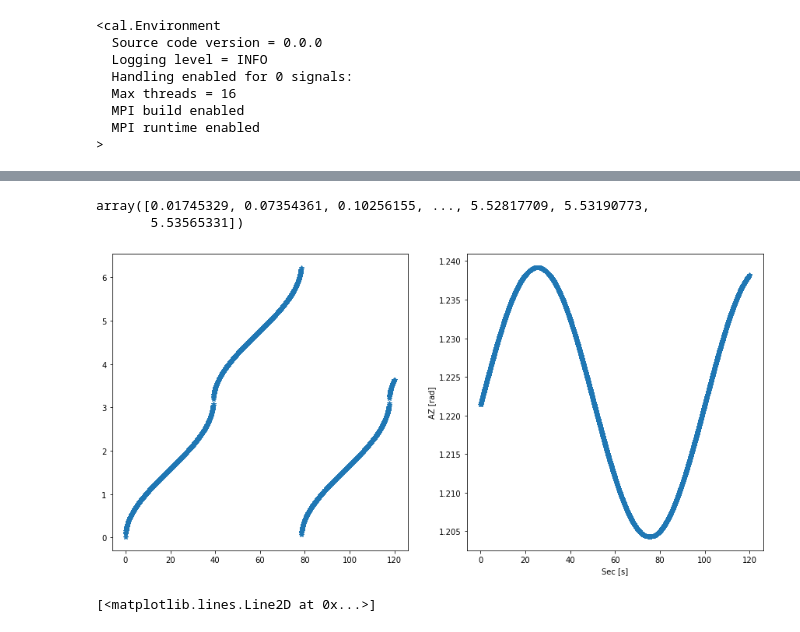
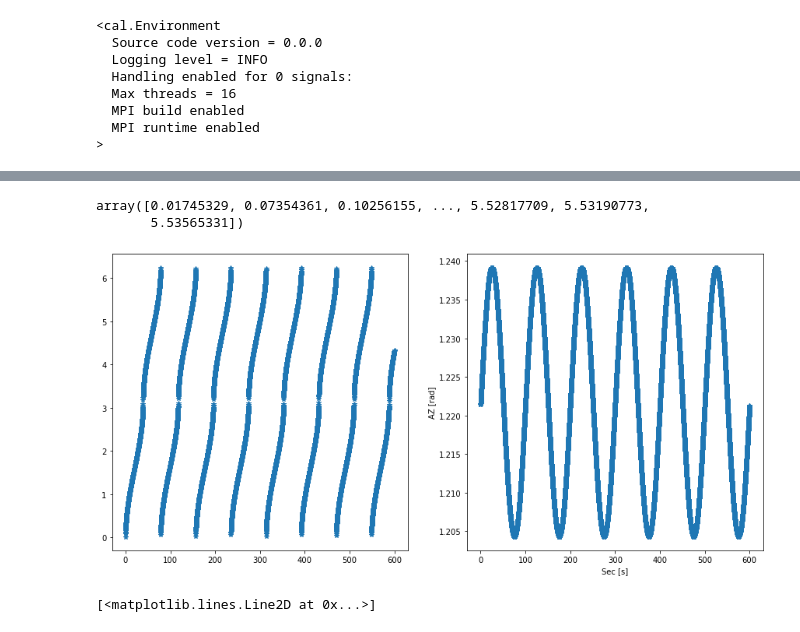
Before and after one commit to cmbgroundbased/cal, a Jupyter notebook: cookbook/Atmospheric_simulation_TOD.ipynb, the cells around one changed output, grey strips where cells are left out. Drawn from its saved outputs; the diff is of its cells as text; code cells hidden in the pictures.

```diff
--- a/cookbook/Atmospheric_simulation_TOD.ipynb
+++ b/cookbook/Atmospheric_simulation_TOD.ipynb
@@ -311,25 +311,25 @@ if comm.world_rank == 0:
 # %%
 import pylab as plt
 %matplotlib inline
 az=data.obs[0]['tod'].cache.reference("az")
 el=data.obs[0]['tod'].cache.reference("el")
 plt.figure(figsize=(15, 7))
 plt.subplot(121)
 
-sec = 120
+sec = 600
 
 plt.plot(np.linspace(0, sec, 20*sec), az[0:20*sec], '*')
 plt.subplot(122)
 plt.plot(np.linspace(0, sec, 20*sec), el[0:20*sec], '*')
 
 
 plt.ylabel("AZ [rad]")
 plt.xlabel("Sec [s]")
 az
 # %% [output]
 array([0.01745329, 0.07354361, 0.10256155, ..., 5.52817709, 5.53190773,
        5.53565331])
-[figure, old version]
+[figure, new version]
 # %%
 plt.plot(data.obs[0]['tod'].cache.reference("pixels_B0"), '*')
 # %% [output]
```
